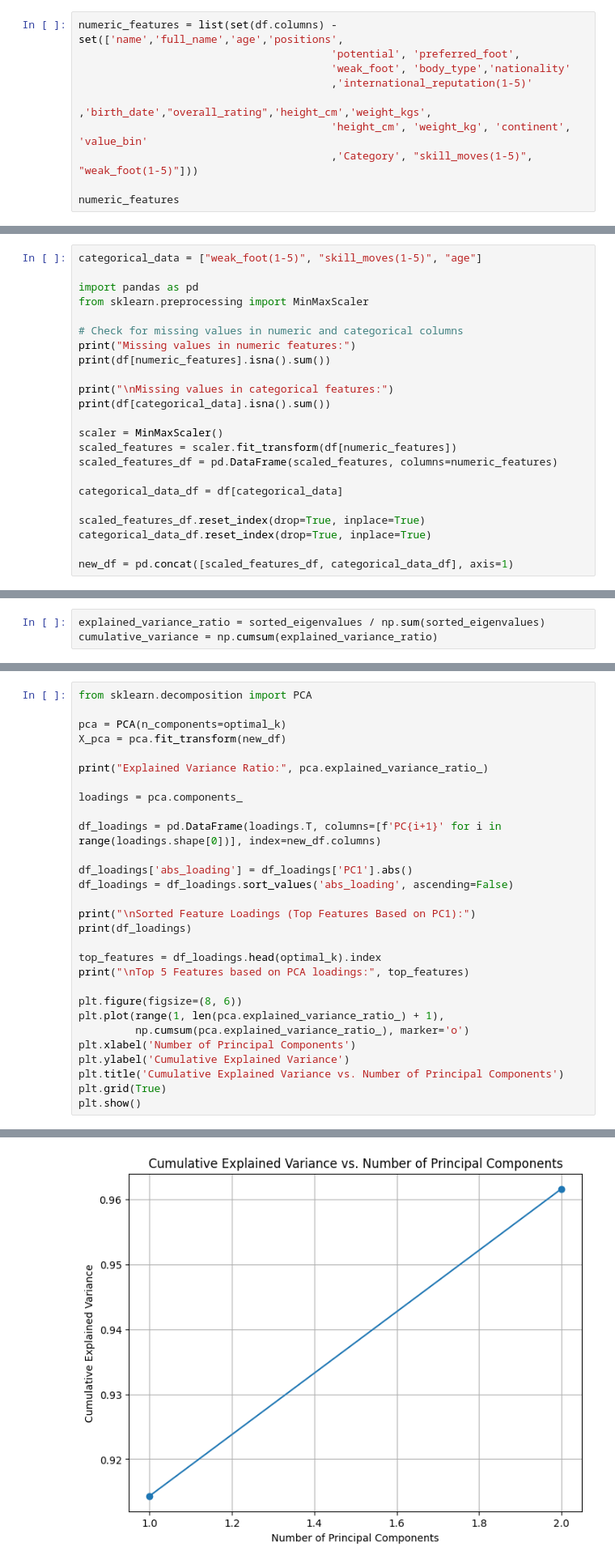
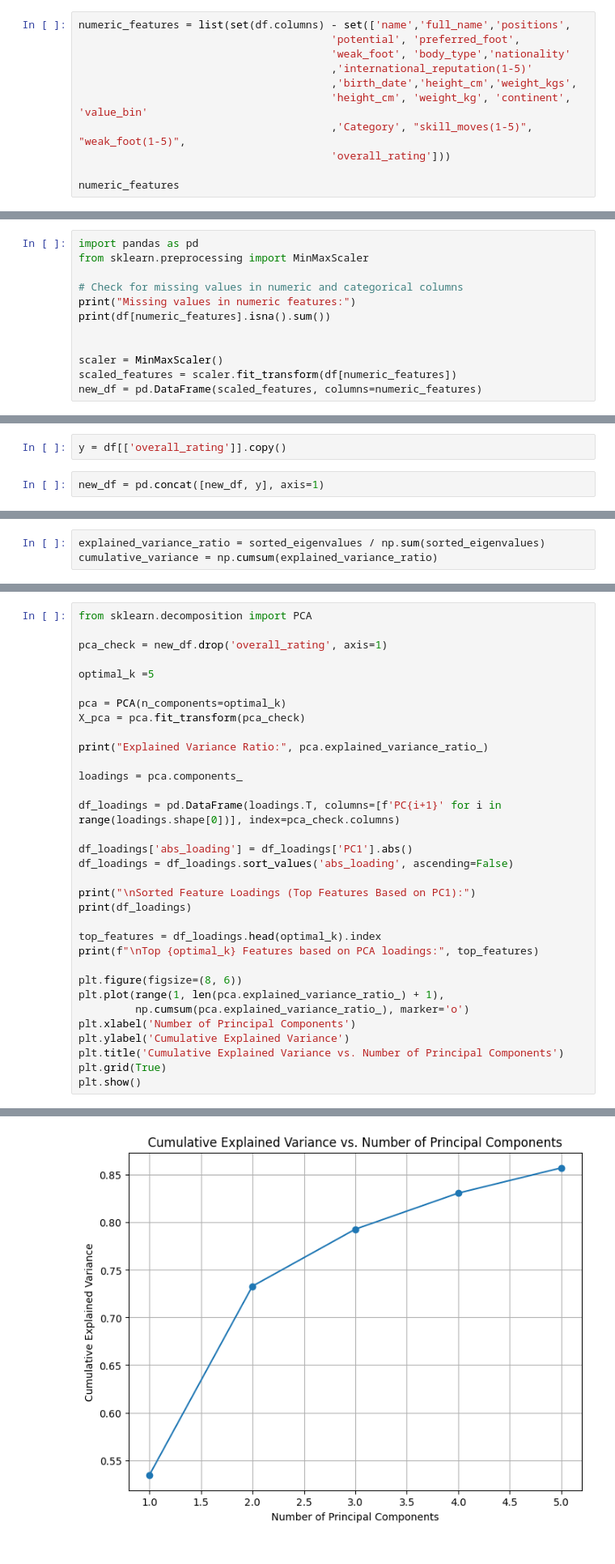
Before and after one commit to bewba/STINTSY-MP, a Jupyter notebook: STINSTY.ipynb, the cells around one changed output, grey strips where cells are left out. Shown at 81% size. Cells and saved outputs as stored; diff of their text form.

```diff
--- a/STINSTY.ipynb
+++ b/STINSTY.ipynb
@@ -389,13 +363,14 @@ Index(['name', 'full_name', 'birth_date', 'age', 'height_cm', 'weight_kgs',
 # %% [markdown]
 #### MinMax Scaling
 # %%
-numeric_features = list(set(df.columns) - set(['name','full_name','age','positions',
+numeric_features = list(set(df.columns) - set(['name','full_name','positions',
                                         'potential', 'preferred_foot',
                                         'weak_foot', 'body_type','nationality'
                                         ,'international_reputation(1-5)'
-                                        ,'birth_date',"overall_rating",'height_cm','weight_kgs',
+                                        ,'birth_date','height_cm','weight_kgs',
                                         'height_cm', 'weight_kg', 'continent', 'value_bin'
-                                        ,'Category', "skill_moves(1-5)", "weak_foot(1-5)"]))
+                                        ,'Category', "skill_moves(1-5)", "weak_foot(1-5)",
+                                        'overall_rating']))
 
 numeric_features
 # %% [output]
@@ -417,8 +392,6 @@ numeric_features
  'balance',
  'heading_accuracy']
 # %%
-categorical_data = ["weak_foot(1-5)", "skill_moves(1-5)", "age"]
-
 import pandas as pd
 from sklearn.preprocessing import MinMaxScaler
 
@@ -426,19 +399,10 @@ from sklearn.preprocessing import MinMaxScaler
 print("Missing values in numeric features:")
 print(df[numeric_features].isna().sum())
 
-print("\nMissing values in categorical features:")
-print(df[categorical_data].isna().sum())
 
 scaler = MinMaxScaler()
 scaled_features = scaler.fit_transform(df[numeric_features])
-scaled_features_df = pd.DataFrame(scaled_features, columns=numeric_features)
-
-categorical_data_df = df[categorical_data]
-
-scaled_features_df.reset_index(drop=True, inplace=True)
-categorical_data_df.reset_index(drop=True, inplace=True)
-
-new_df = pd.concat([scaled_features_df, categorical_data_df], axis=1)
+new_df = pd.DataFrame(scaled_features, columns=numeric_features)
 # %% [output]
 Missing values in numeric features:
 finishing            0
@@ -483,3 +430,7 @@ len(new_df)
+# %%
+y = df[['overall_rating']].copy()
+# %%
+new_df = pd.concat([new_df, y], axis=1)
 # %%
 new_df.head()
 # %% [output]
@@ -675,14 +657,18 @@ Optimal k based on cumulative variance: 2
 # %%
 from sklearn.decomposition import PCA
 
+pca_check = new_df.drop('overall_rating', axis=1)
+
+optimal_k =5
+
 pca = PCA(n_components=optimal_k)
-X_pca = pca.fit_transform(new_df)
+X_pca = pca.fit_transform(pca_check)
 
 print("Explained Variance Ratio:", pca.explained_variance_ratio_)
 
 loadings = pca.components_
 
-df_loadings = pd.DataFrame(loadings.T, columns=[f'PC{i+1}' for i in range(loadings.shape[0])], index=new_df.columns)
+df_loadings = pd.DataFrame(loadings.T, columns=[f'PC{i+1}' for i in range(loadings.shape[0])], index=pca_check.columns)
 
 df_loadings['abs_loading'] = df_loadings['PC1'].abs()
 df_loadings = df_loadings.sort_values('abs_loading', ascending=False)
@@ -691,7 +677,7 @@ print("\nSorted Feature Loadings (Top Features Based on PC1):")
 print(df_loadings)
 
 top_features = df_loadings.head(optimal_k).index
-print("\nTop 5 Features based on PCA loadings:", top_features)
+print(f"\nTop {optimal_k} Features based on PCA loadings:", top_features)
 
 plt.figure(figsize=(8, 6))
 plt.plot(range(1, len(pca.explained_variance_ratio_) + 1),
@@ -722,3 +708,3 @@ Top 5 Features based on PCA loadings: Index(['age', 'reactions'], dtype='object'
-[figure, old version]
+[figure, new version]
 # %% [markdown]
 Keeping all the valuable columns and checking for new correlations
```
Also changed, not shown: parts of 78 cells of this notebook.
